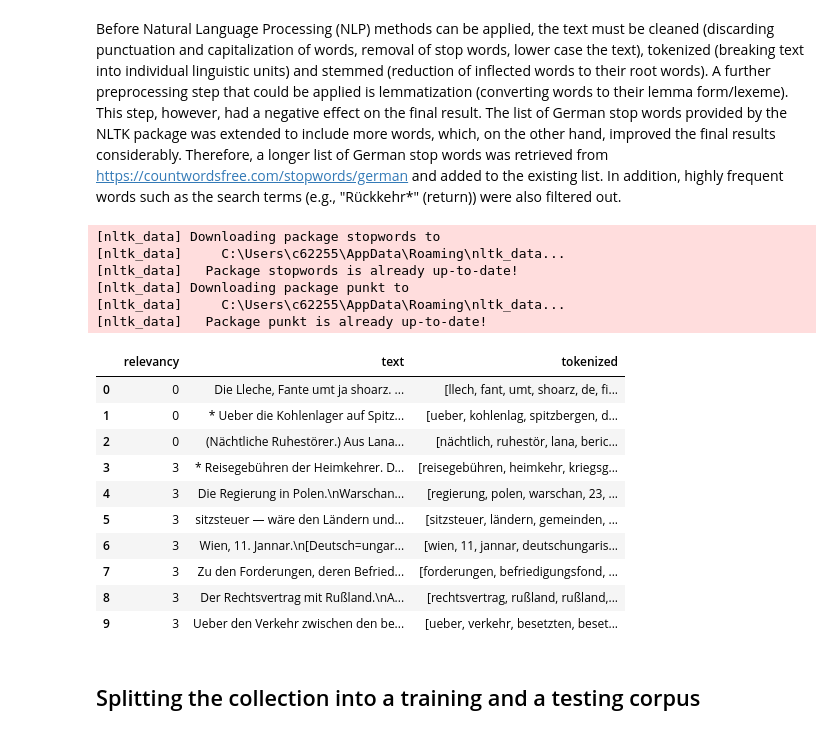
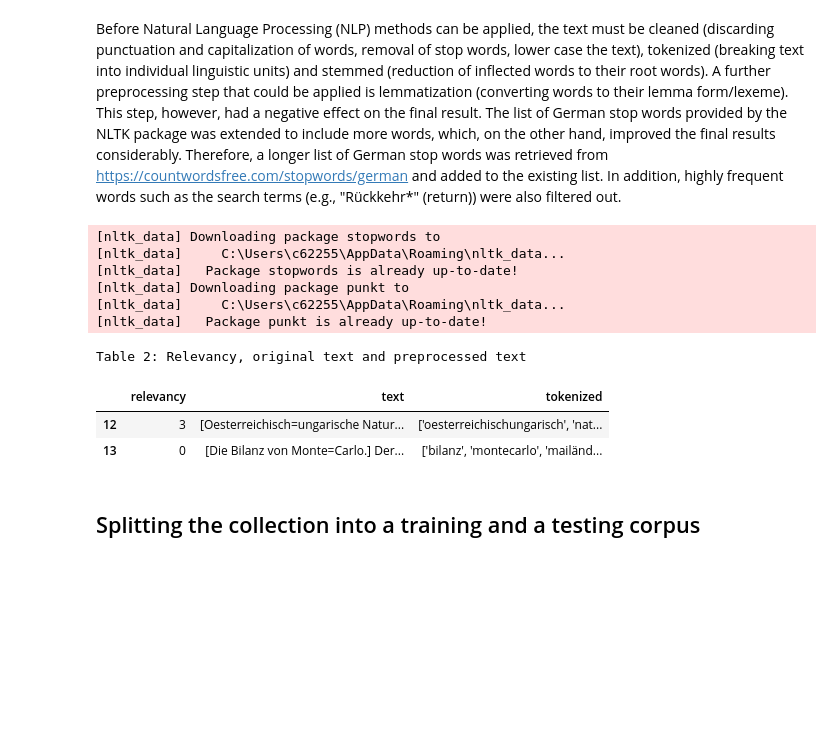
Before and after one commit to soberbichler/Topic-specific-corpus-building_OberbichlerPfanzelter, a Jupyter notebook: news_article_similarity_remigration_notebook.ipynb, the cells around one changed output. Saved outputs shown, nothing was run; the diff lists cells and outputs as text; code cells hidden in the pictures; blank space fills up the shorter version.

```diff
--- a/news_article_similarity_remigration_notebook.ipynb
+++ b/news_article_similarity_remigration_notebook.ipynb
@@ -125,0 +112,2 @@ df.head(10)
+# %%
+df[12:14].style.set_caption('Table 1: Text with relevancy labels (3 = relevant; 0 = irrelevant) ')
@@ -166,40 +159,35 @@ stop_words.extend(["Heimkehr", "Rückkehr", "heimkehren", "zurückkehren", "a",
 def remove_stop_words(text):
     return [word for word in text if word not in stop_words]
 
 #Stemming
 stemmer = PorterStemmer()
 def stem_words(text):
     try:
         text = [stemmer.stem(word) for word in text]
         text = [word for word in text if len(word) > 1]
     except IndexError:
         pass
     return text
 
 #Apllying all functions
 def apply_all(text):
     return stem_words(remove_stop_words(initial_clean(text)))
 
 df['tokenized'] = df['text'].apply(apply_all)
-df.head(10)
+
+
+df[12:14].style.set_caption('Table 2: Relevancy, original text and preprocessed text')
 # %% [output]
 [nltk_data] Downloading package stopwords to
 [nltk_data]     C:\Users\c62255\AppData\Roaming\nltk_data...
 [nltk_data]   Package stopwords is already up-to-date!
 [nltk_data] Downloading package punkt to
 [nltk_data]     C:\Users\c62255\AppData\Roaming\nltk_data...
 [nltk_data]   Package punkt is already up-to-date!
+Table 2: Relevancy, original text and preprocessed text
 |  | relevancy | text | tokenized |
-| 0 | 0 | Die Lleche, Fante umt ja shoarz. ... | [llech, fant, umt, shoarz, de, fi... |
-| 1 | 0 | * Ueber die Kohlenlager auf Spitz... | [ueber, kohlenlag, spitzbergen, d... |
-| 2 | 0 | (Nächtliche Ruhestörer.) Aus Lana... | [nächtlich, ruhestör, lana, beric... |
-| 3 | 3 | * Reisegebühren der Heimkehrer. D... | [reisegebühren, heimkehr, kriegsg... |
-| 4 | 3 | Die Regierung in Polen.\nWarschan... | [regierung, polen, warschan, 23, ... |
-| 5 | 3 | sitzsteuer — wäre den Ländern und... | [sitzsteuer, ländern, gemeinden, ... |
-| 6 | 3 | Wien, 11. Jannar.\n[Deutsch=ungar... | [wien, 11, jannar, deutschungaris... |
-| 7 | 3 | Zu den Forderungen, deren Befried... | [forderungen, befriedigungsfond, ... |
-| 8 | 3 | Der Rechtsvertrag mit Rußland.\nA... | [rechtsvertrag, rußland, rußland,... |
-| 9 | 3 | Ueber den Verkehr zwischen den be... | [ueber, verkehr, besetzten, beset... |
+| 12 | 3 | [Oesterreichisch=ungarische Natur... | ['oesterreichischungarisch', 'nat... |
+| 13 | 0 | [Die Bilanz von Monte=Carlo.] Der... | ['bilanz', 'montecarlo', 'mailänd... |
 # %% [markdown]
 ## Splitting the collection into a training and a testing corpus
 # %% [markdown]
```
Also changed, not shown: parts of 12 cells of this notebook.
